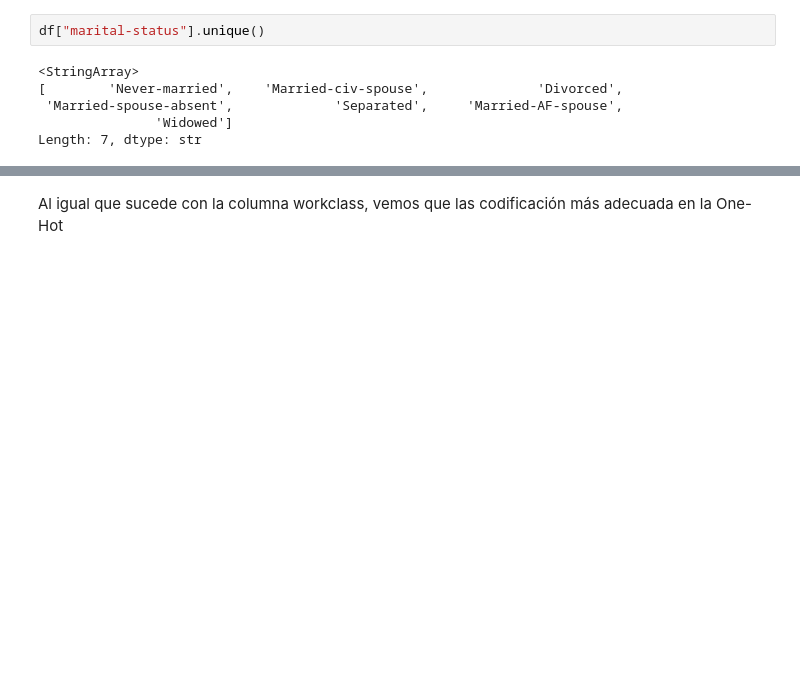
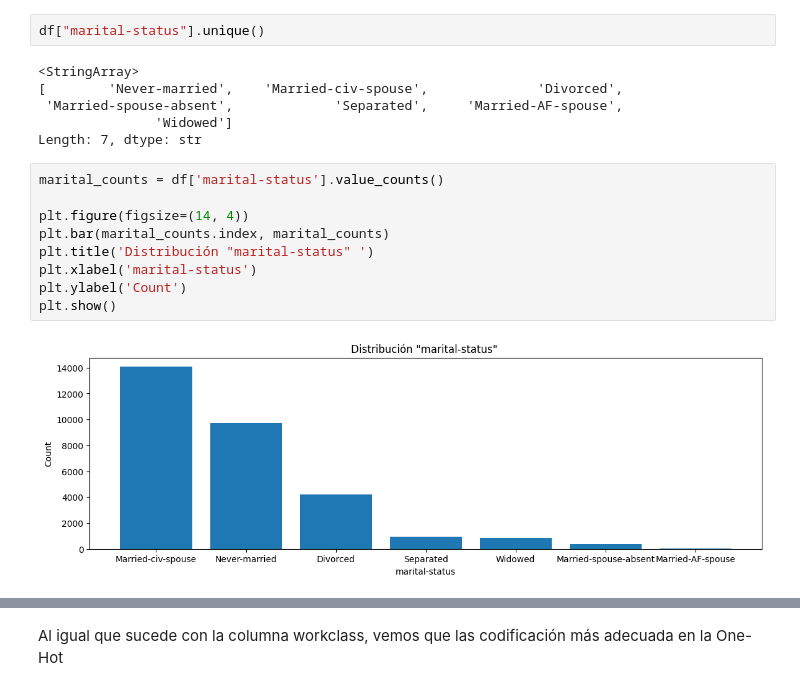
Before and after one commit to IEs80/Aprendizaje-Profundo, a Jupyter notebook: TP_N2/SZTENBERG-IAN-DL-TP2-Co24.ipynb, the cells around one changed output, grey strips where cells are left out. Saved outputs shown, nothing was run; the diff lists cells and outputs as text; blank space fills up the shorter version.

```diff
--- a/TP_N2/SZTENBERG-IAN-DL-TP2-Co24.ipynb
+++ b/TP_N2/SZTENBERG-IAN-DL-TP2-Co24.ipynb
@@ -219,3 +256,14 @@ df["marital-status"].unique()
  'Married-spouse-absent',             'Separated',     'Married-AF-spouse',
                'Widowed']
 Length: 7, dtype: str
+# %%
+marital_counts = df['marital-status'].value_counts()
+
+plt.figure(figsize=(14, 4))
+plt.bar(marital_counts.index, marital_counts)
+plt.title('Distribución "marital-status" ')
+plt.xlabel('marital-status')
+plt.ylabel('Count')
+plt.show()
+# %% [output]
+[figure, added]
```
Also changed, not shown: parts of 6 cells of this notebook.
